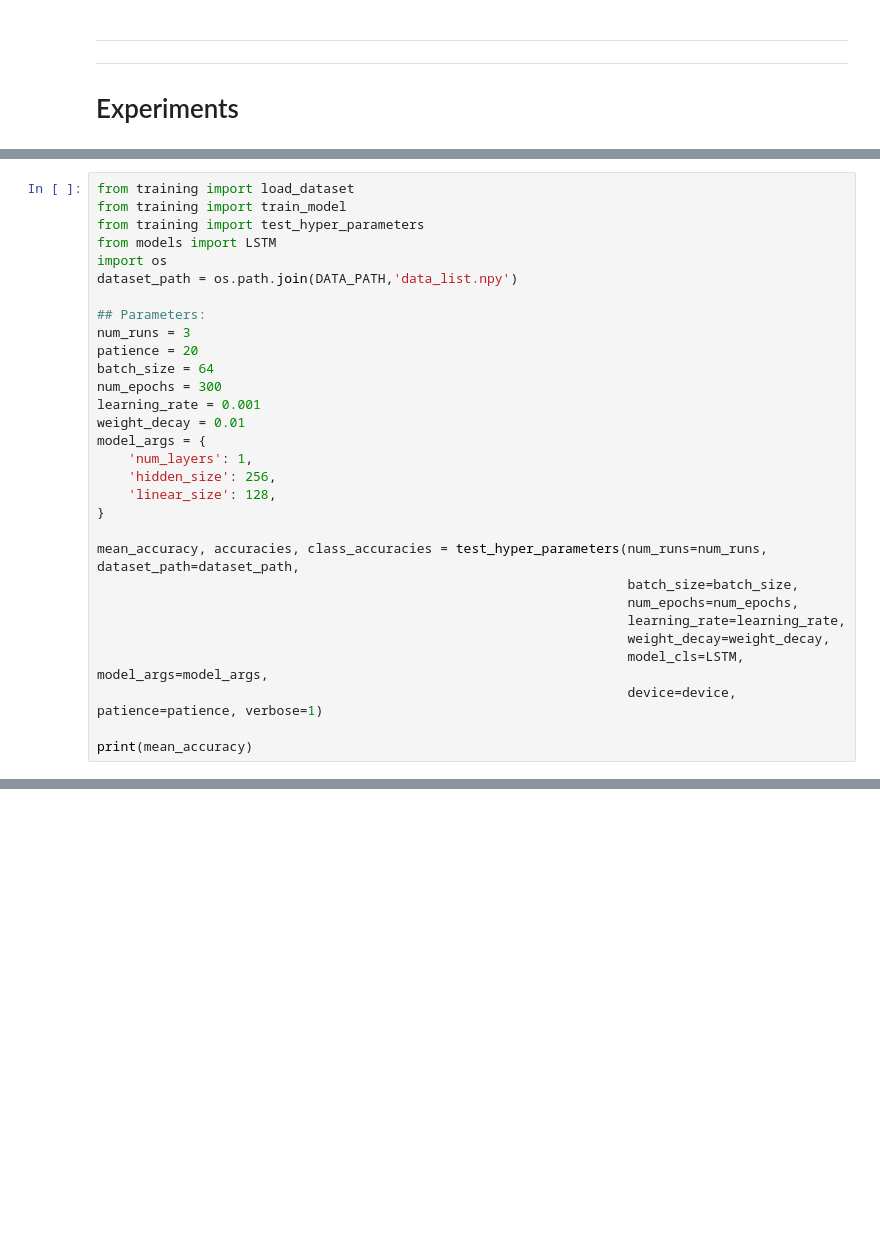
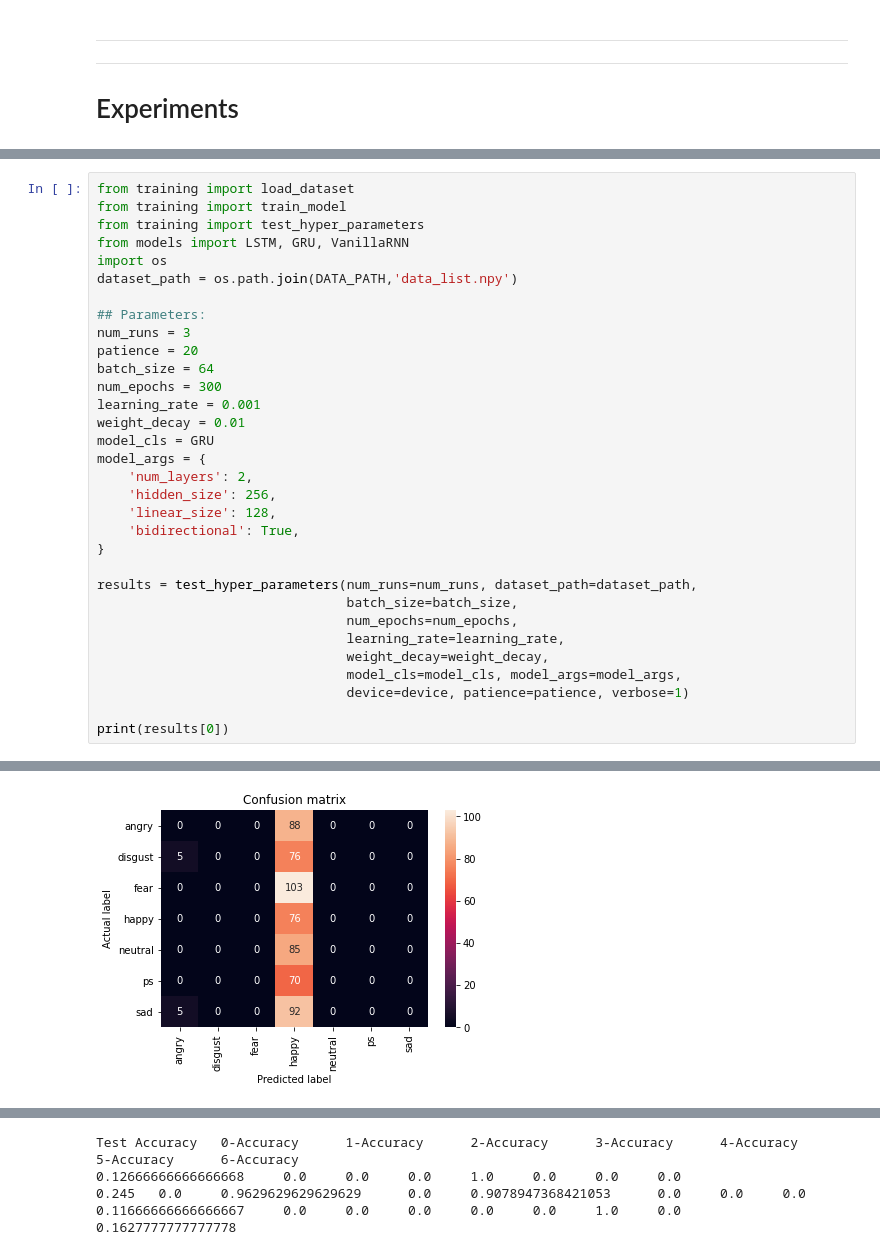
Before and after one commit to onurbil/emotion_from_speech, a Jupyter notebook: notebooks/Train_Emotion_from_Speech.ipynb, the cells around one changed output, grey strips where cells are left out. Drawn from its saved outputs; the diff is of its cells as text; blank space fills up the shorter version.

```diff
--- a/notebooks/Train_Emotion_from_Speech.ipynb
+++ b/notebooks/Train_Emotion_from_Speech.ipynb
@@ -86,7 +135,7 @@ else:
 from training import load_dataset
 from training import train_model
 from training import test_hyper_parameters
-from models import LSTM
+from models import LSTM, GRU, VanillaRNN
 import os
 dataset_path = os.path.join(DATA_PATH,'data_list.npy')
 
@@ -97,18 +146,21 @@ batch_size = 64
 num_epochs = 300
 learning_rate = 0.001
 weight_decay = 0.01
+model_cls = GRU
 model_args = {
-    'num_layers': 1,
+    'num_layers': 2,
     'hidden_size': 256,
     'linear_size': 128,
+    'bidirectional': True,
 }
 
-mean_accuracy, accuracies, class_accuracies = test_hyper_parameters(num_runs=num_runs, dataset_path=dataset_path,
-                                                                    batch_size=batch_size,
-                                                                    num_epochs=num_epochs,
-                                                                    learning_rate=learning_rate,
-                                                                    weight_decay=weight_decay,
-                                                                    model_cls=LSTM, model_args=model_args,
-                                                                    device=device, patience=patience, verbose=1)
+results = test_hyper_parameters(num_runs=num_runs, dataset_path=dataset_path,
+                                batch_size=batch_size,
+                                num_epochs=num_epochs,
+                                learning_rate=learning_rate,
+                                weight_decay=weight_decay,
+                                model_cls=model_cls, model_args=model_args,
+                                device=device, patience=patience, verbose=1)
 
-print(mean_accuracy)
+print(results[0])
+# %% [output]
@@ -114,0 +174 @@ print(mean_accuracy)
+[figure, added]
@@ -114,0 +191,5 @@ print(mean_accuracy)
+Test Accuracy   0-Accuracy      1-Accuracy      2-Accuracy      3-Accuracy      4-Accuracy      5-Accuracy      6-Accuracy
+0.12666666666666668     0.0     0.0     0.0     1.0     0.0     0.0     0.0
+0.245   0.0     0.9629629629629629      0.0     0.9078947368421053      0.0     0.0     0.0
+0.11666666666666667     0.0     0.0     0.0     0.0     0.0     1.0     0.0
+0.1627777777777778
```
Also changed, not shown: parts of 12 cells of this notebook.
